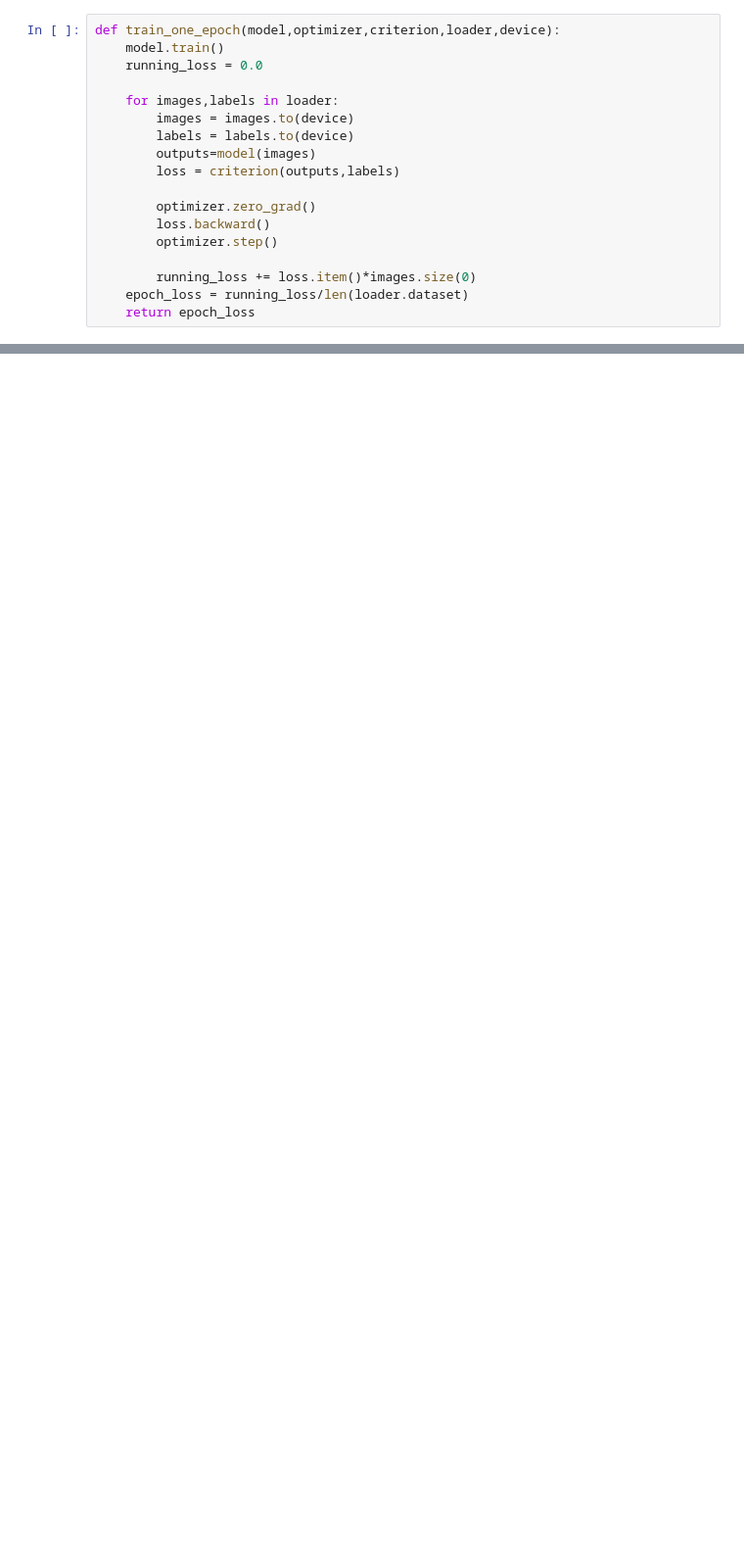
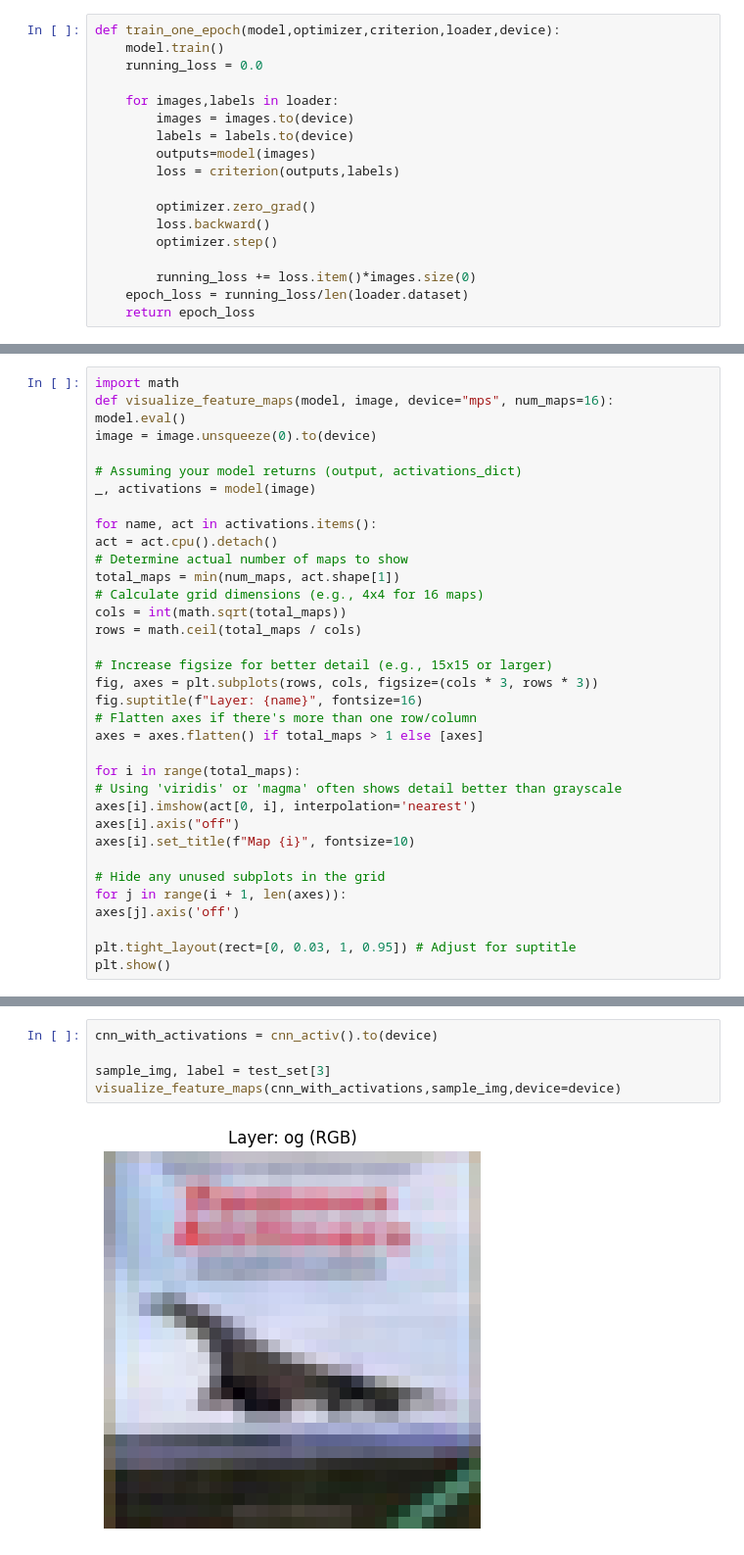
Before and after one commit to siriusphoton/MNIST, a Jupyter notebook: CIFAR_single.ipynb, the cells around one changed output, grey strips where cells are left out. Shown: that part at 98% size. Drawn from its saved outputs; the diff is of its cells as text; blank space fills up the shorter version.

```diff
--- a/CIFAR_single.ipynb
+++ b/CIFAR_single.ipynb
@@ -219,0 +244,35 @@ Epoch [15/15] Train Loss: 0.0738 Val Loss: 0.9228 Val Acc: 0.7910
+# %%
+import math
+def visualize_feature_maps(model, image, device="mps", num_maps=16):
+model.eval()
+image = image.unsqueeze(0).to(device)
+
+# Assuming your model returns (output, activations_dict)
+_, activations = model(image)
+
+for name, act in activations.items():
+act = act.cpu().detach()
+# Determine actual number of maps to show
+total_maps = min(num_maps, act.shape[1])
+# Calculate grid dimensions (e.g., 4x4 for 16 maps)
+cols = int(math.sqrt(total_maps))
+rows = math.ceil(total_maps / cols)
+
+# Increase figsize for better detail (e.g., 15x15 or larger)
+fig, axes = plt.subplots(rows, cols, figsize=(cols * 3, rows * 3))
+fig.suptitle(f"Layer: {name}", fontsize=16)
+# Flatten axes if there's more than one row/column
+axes = axes.flatten() if total_maps > 1 else [axes]
+
+for i in range(total_maps):
+# Using 'viridis' or 'magma' often shows detail better than grayscale
+axes[i].imshow(act[0, i], interpolation='nearest')
+axes[i].axis("off")
+axes[i].set_title(f"Map {i}", fontsize=10)
+
+# Hide any unused subplots in the grid
+for j in range(i + 1, len(axes)):
+axes[j].axis('off')
+
+plt.tight_layout(rect=[0, 0.03, 1, 0.95]) # Adjust for suptitle
+plt.show()
@@ -219,0 +336,7 @@ Epoch [15/15] Train Loss: 0.0738 Val Loss: 0.9228 Val Acc: 0.7910
+# %%
+cnn_with_activations = cnn_activ().to(device)
+
+sample_img, label = test_set[3]
+visualize_feature_maps(cnn_with_activations,sample_img,device=device)
+# %% [output]
+[figure, added]
```
Also changed, not shown: parts of 10 cells of this notebook.
